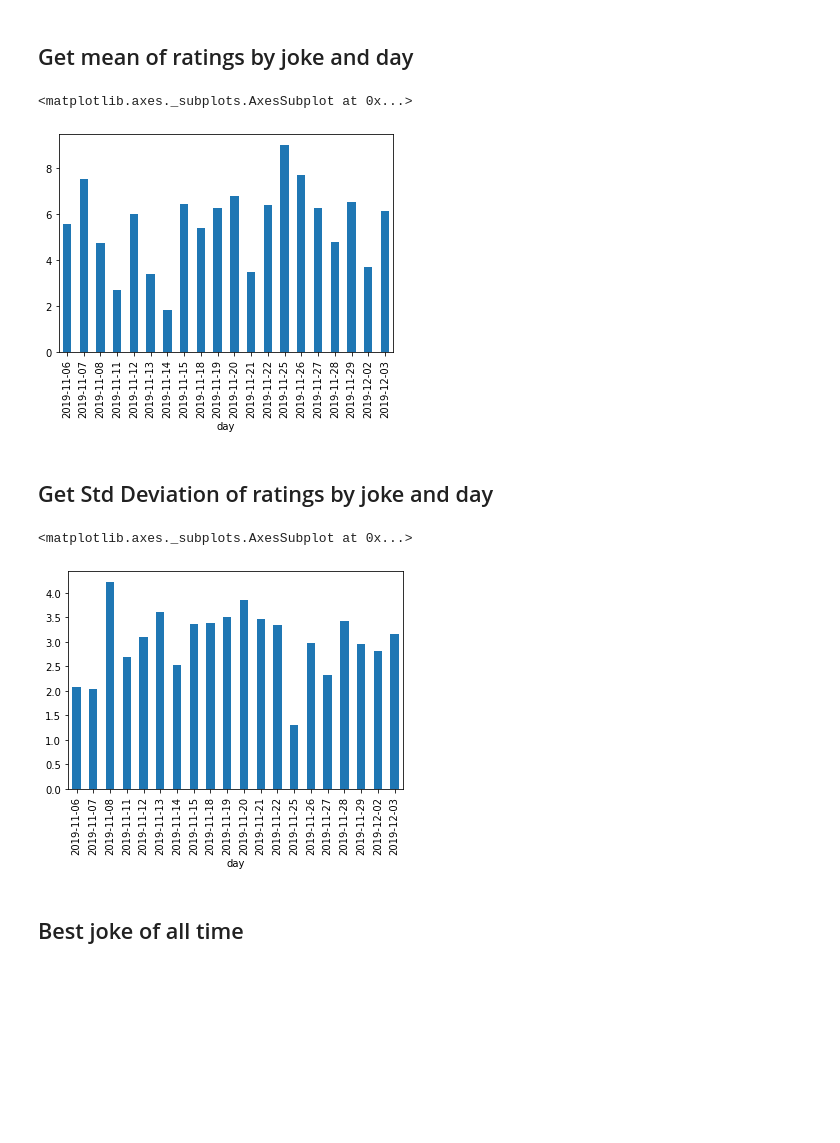
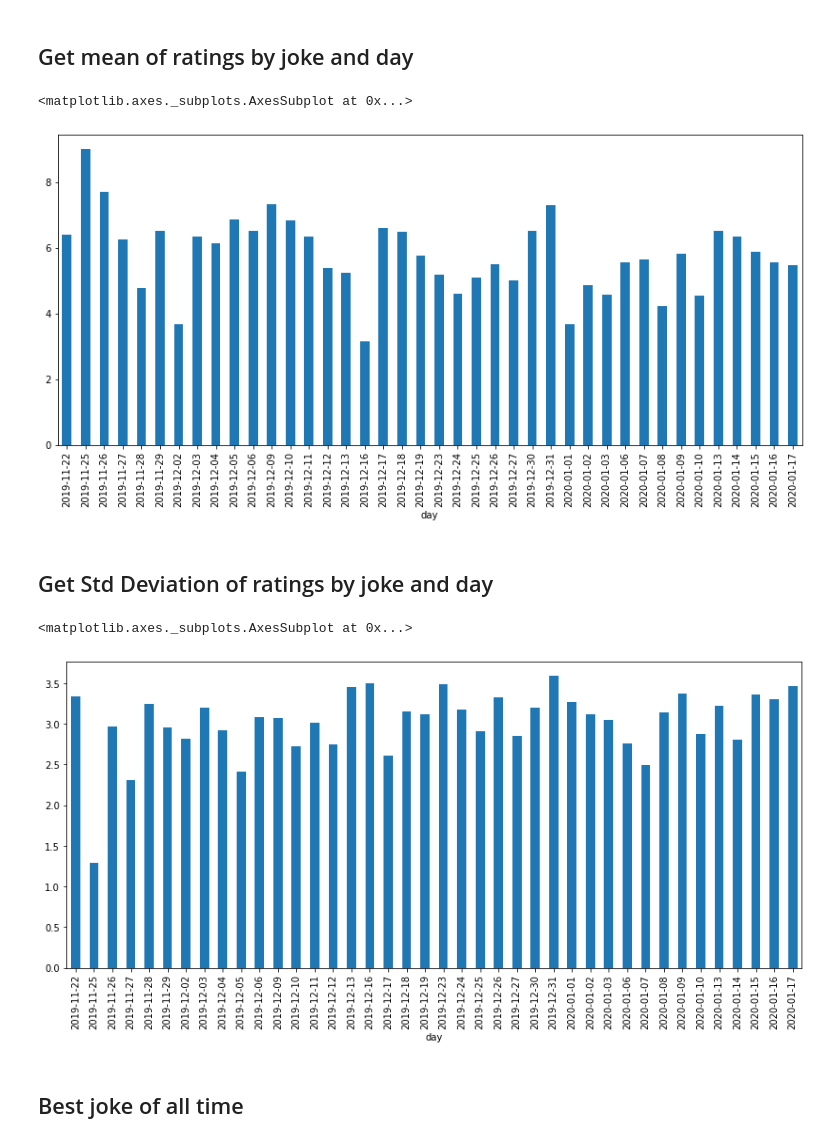
Before and after one commit to watxaut-alpha/joke-app, a Jupyter notebook: notebooks/analysis_mail_users.ipynb, the cells around one changed output. Cells and saved outputs as stored; diff of their text form; code cells hidden in the pictures; blank space fills up the shorter version.

```diff
--- a/notebooks/analysis_mail_users.ipynb
+++ b/notebooks/analysis_mail_users.ipynb
@@ -175,18 +175,18 @@ df_ratings.tail(15)
 ## Get mean of ratings by joke and day
 # %%
 mean_ratings = df_ratings.groupby(["day"])["rating"].mean()
-mean_ratings.tail(20).plot.bar(x="day", y="rating")
+mean_ratings.tail(40).plot.bar(x="day", y="rating", figsize=(14, 6))
 # %% [output]
 <matplotlib.axes._subplots.AxesSubplot at 0x...>
-[figure, old version]
+[figure, new version]
 # %% [markdown]
 ## Get Std Deviation of ratings by joke and day
 # %%
 std_ratings = df_ratings.groupby(["day"])["rating"].std()
-std_ratings.tail(20).plot.bar(x="day", y="rating")
+std_ratings.tail(40).plot.bar(x="day", y="rating", figsize=(14, 6))
 # %% [output]
 <matplotlib.axes._subplots.AxesSubplot at 0x...>
-[figure, old version]
+[figure, new version]
 # %%
 df_count_ratings = df_ratings.rename(columns={"rating": "count"}).groupby(["day"])["count"].count()
 mean_ratings = pd.concat([mean_ratings, df_count_ratings], axis=1)
```
Also changed, not shown: parts of 7 cells of this notebook, 15 other files.
